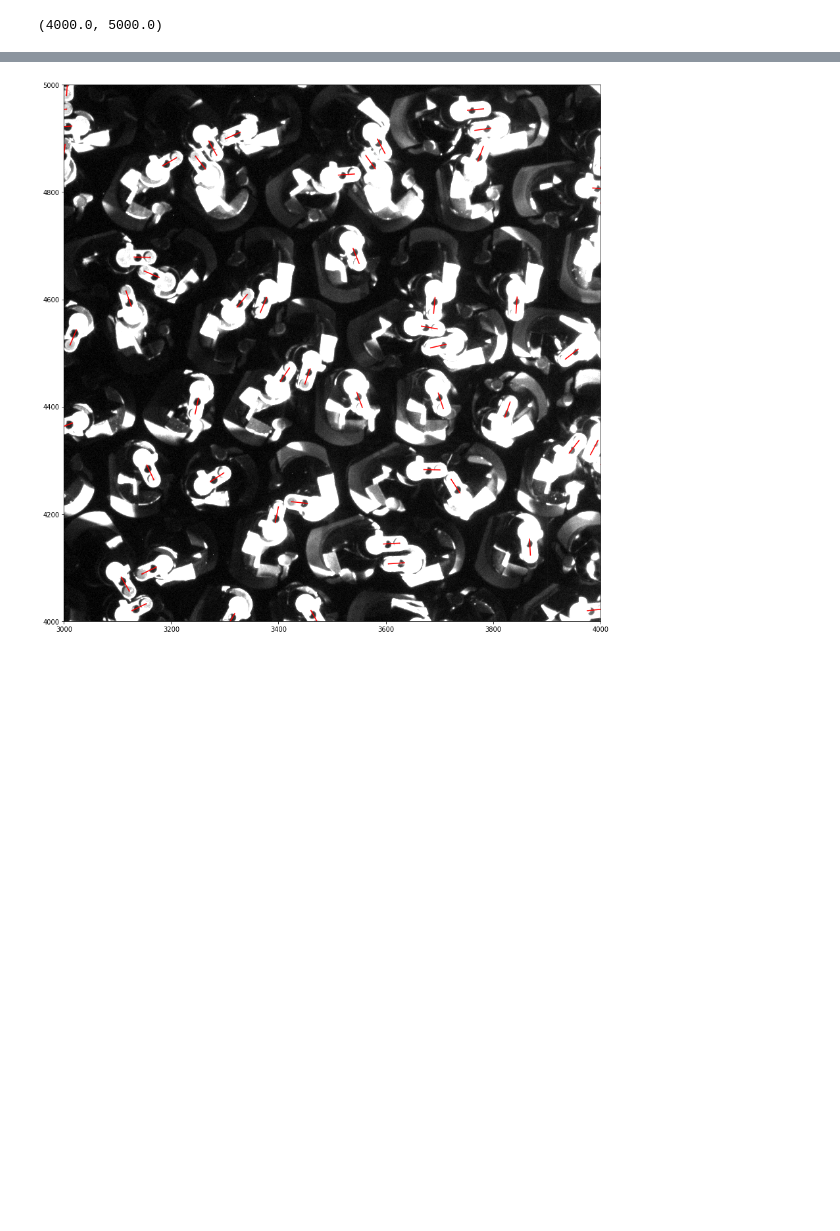
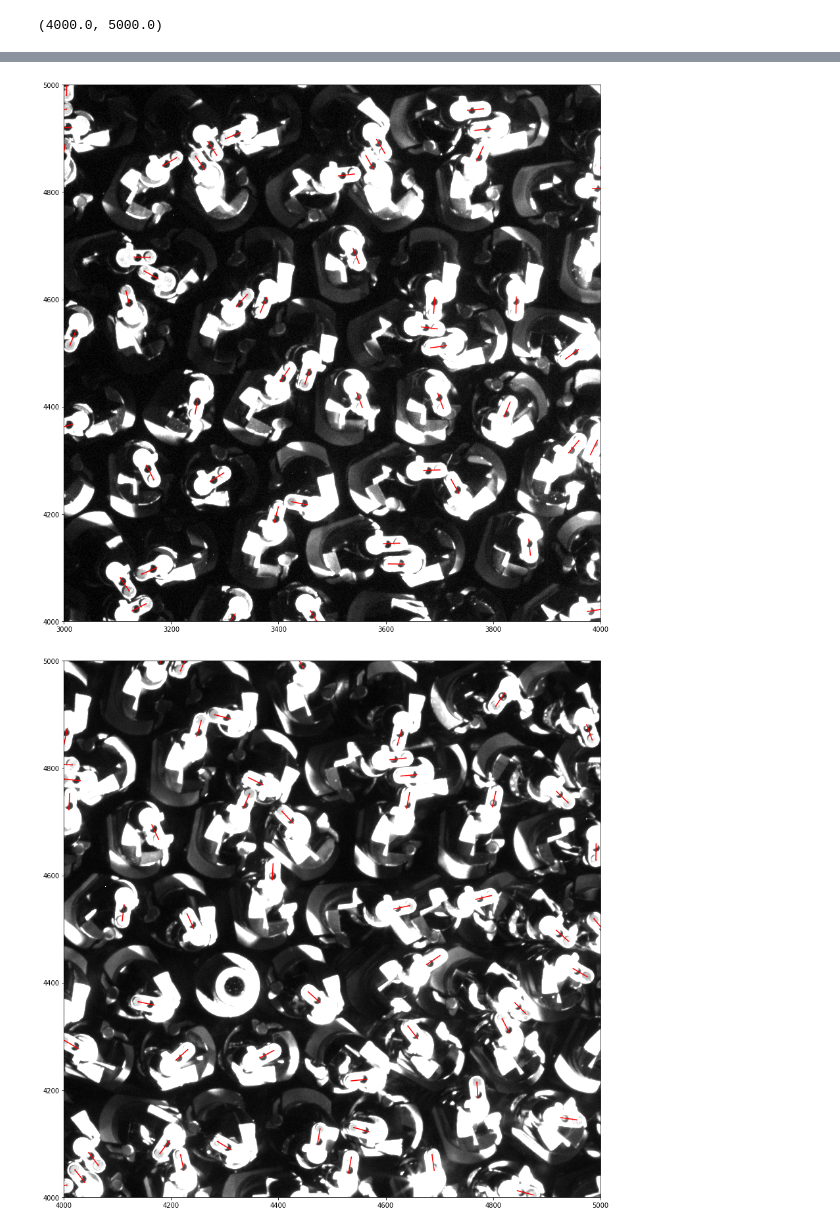
Before and after one commit to segasai/desi_fiber_location, a Jupyter notebook: fiber locator.ipynb, the cells around one changed output, grey strips where cells are left out. Cells and saved outputs as stored; diff of their text form; code cells hidden in the pictures; blank space fills up the shorter version.

```diff
--- a/fiber locator.ipynb
+++ b/fiber locator.ipynb
@@ -17,15 +18,18 @@ def norm(x):
 def find_angle(ima, ref, ang_step=1):
     # find the best orientation
     # ang_step in degrees; The smaller the step the slower the code.
-    imas = []
+    # I should redo this by computing once the rotated reference image for all angles
     angles = np.arange(0, 360, ang_step)
-    for i in angles:
-        imas.append(rotate(ima * 1., i))
-    imas = np.array(imas)
+    ima1 = ima *1.
+    imas = np.zeros((len(angles),)+ima1.shape,dtype=ima1.dtype)
+    for i,ang in enumerate(angles):
+        imas[i] = rotate(ima1, ang)
     imas = imas / (np.sum(imas**2, axis=1).sum(axis=1)**.5)[:, None, None]
     ref = ref / np.sum(ref**2)**.5
-    pos = (ref[None, :, :] * imas).sum(axis=1).sum(axis=1)
-    return angles[np.argmax(pos)]
+    ccf = (ref[None, :, :] * imas).sum(axis=1).sum(axis=1)
+    pos = np.argmax(ccf)
+    val = ccf[pos]
+    return angles[pos], val
 # %%
 def perc(X, per):
     return scipy.stats.scoreatpercentile(X, per)
@@ -85,6 +95,6 @@ Text(0.5, 1.0, 'Reference image')
 # %%
 t1 = time.time()
-dets = doit(fronti, backi, ref_fname=ref_fname, ang_step=1)  # run the detection
+dets,cans = doit(fronti, backi, ref_fname=ref_fname, ang_step=1)  # run the detection
 print('Time ', time.time() - t1)
 dets.write('detections.fits', overwrite=True) # write the table with positions and angles
 # %% [output]
@@ -92,17 +102,26 @@ Time  94.66264009475708
 # %%
 plt.figure(figsize=(15, 15))
 plt.imshow(pyfits.getdata(fronti), cmap='gray', vmax=3000, vmin=2000,origin='lower')
+RR= np.r_[0,30]
 for x, y, ang in zip(dets['x'], dets['y'], dets['angle']):
-    plt.plot(x+np.r_[0, 30]*np.cos(ang), y +
-             np.r_[0, 30]*np.sin(ang), color='red')
+    plt.plot(x + RR * np.cos(ang), y +
+             RR * np.sin(ang), color='red')
 plt.figure(figsize=(15, 15))
 plt.imshow(pyfits.getdata(fronti), cmap='gray', vmax=3000, vmin=2000,origin='lower')
 for x, y, ang in zip(dets['x'], dets['y'], dets['angle']):
-    plt.plot(x+np.r_[0, 30]*np.cos(ang), y +
-             np.r_[0, 30]*np.sin(ang), color='red')
+    plt.plot(x + RR * np.cos(ang), y +
+             RR * np.sin(ang), color='red')
 plt.xlim(3000, 4000)
 plt.ylim(4000, 5000)
+plt.figure(figsize=(15, 15))
+plt.imshow(pyfits.getdata(fronti), cmap='gray', vmax=4000, vmin=2000,origin='lower')
+for x, y, ang in zip(dets['x'], dets['y'], dets['angle']):
+    plt.plot(x + RR * np.cos(ang), y +
+             RR * np.sin(ang), color='red')
+plt.xlim(4000, 5000)
+plt.ylim(4000, 5000)
 # %% [output]
 (4000.0, 5000.0)
 [figure]
 [figure]
+[figure, added]
```
Also changed, not shown: parts of 4 cells of this notebook, 2 other files.
